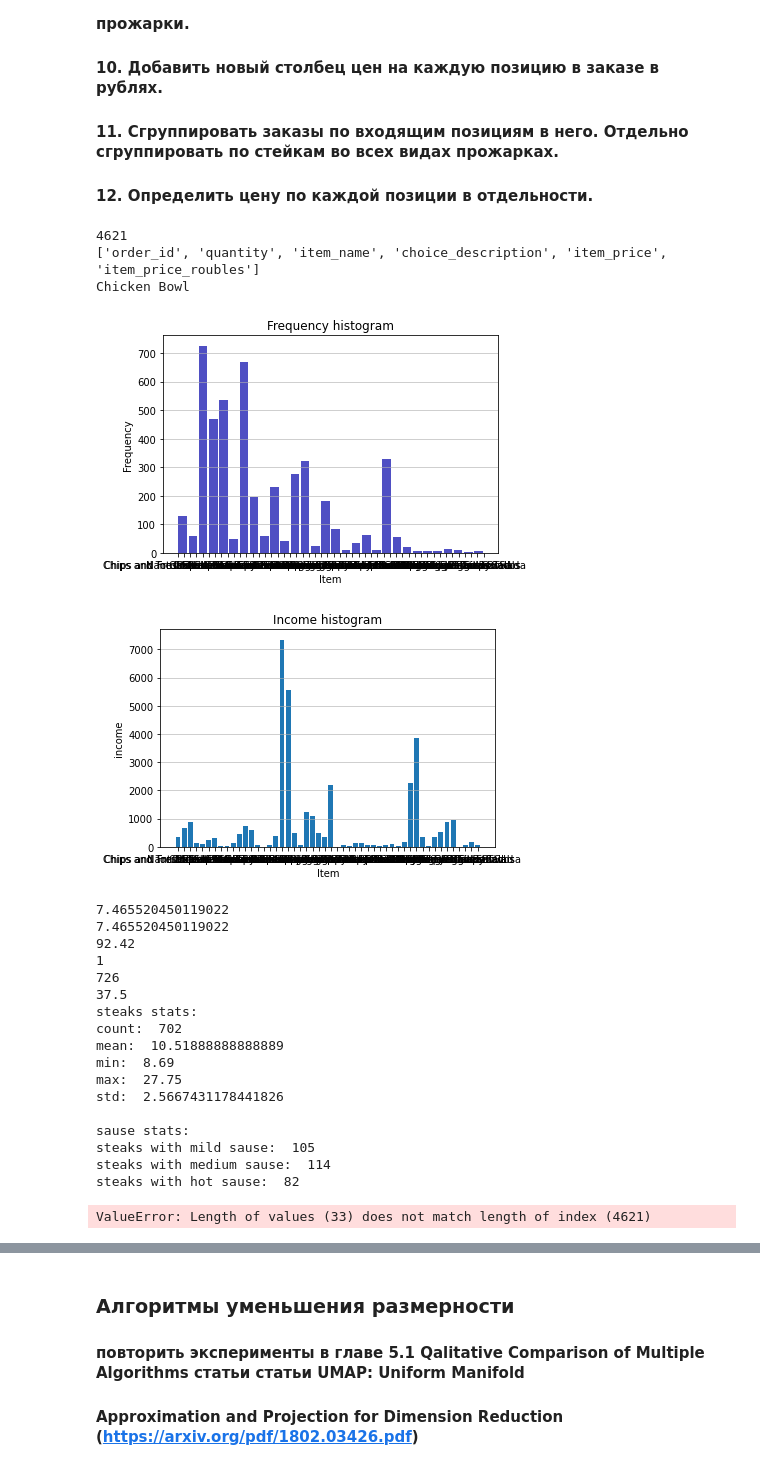
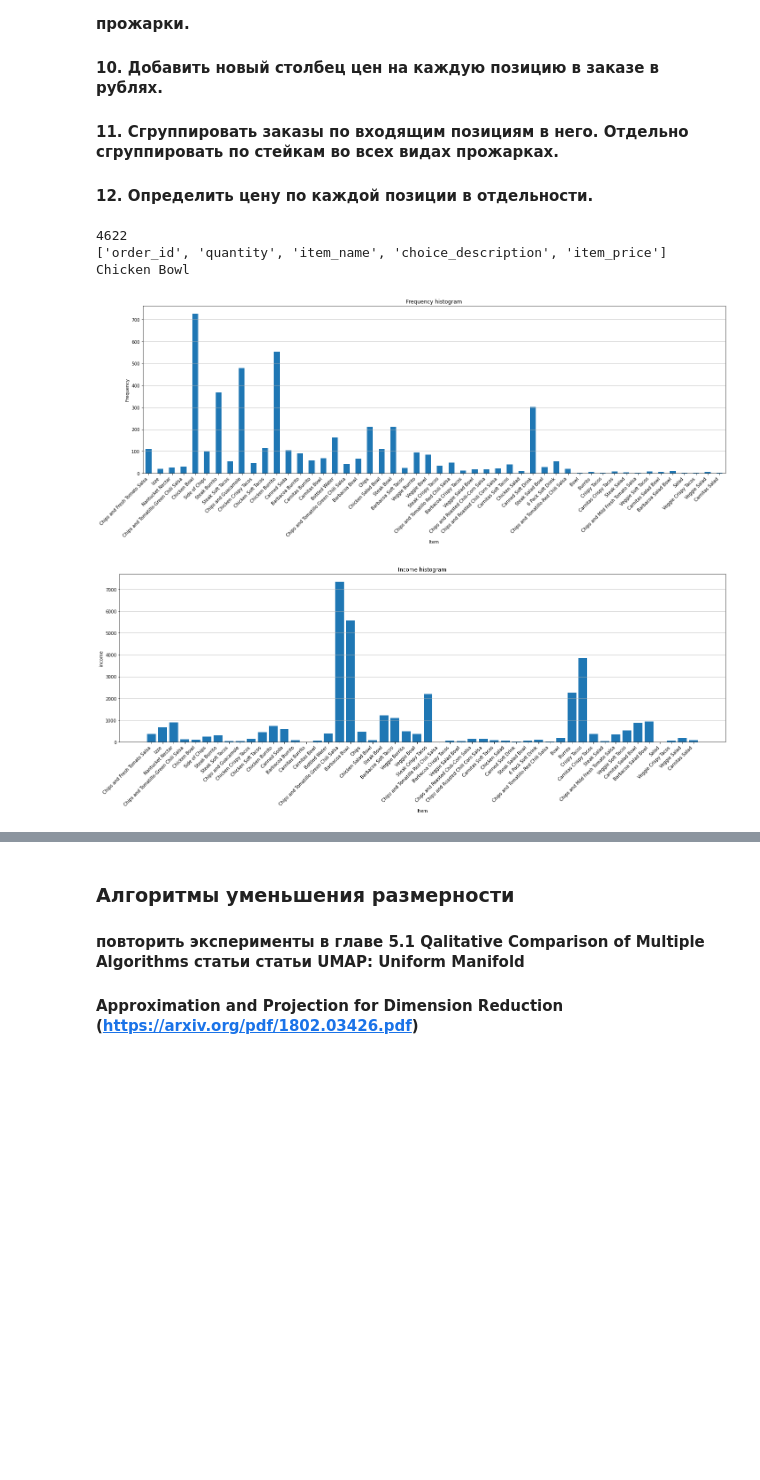
Before and after one commit to vladislav3112/pandas_ml, a Jupyter notebook: Pandas&DimensionalityReduction.ipynb, the cells around one changed output, grey strips where cells are left out. Saved outputs shown, nothing was run; the diff lists cells and outputs as text; code cells hidden in the pictures; blank space fills up the shorter version.

```diff
--- a/Pandas&DimensionalityReduction.ipynb
+++ b/Pandas&DimensionalityReduction.ipynb
@@ -22,84 +22,38 @@ df = pd.read_csv(url, sep='\t', header=0)
 # %%
 #1
 print(len(df))
 #2
 print(list(df.columns))
 #3
 print(df['item_name'].mode().tolist()[0])
 #4
 import matplotlib.pyplot as plt
+plt.rcParams['figure.figsize'] = (20, 8)
 
-n, bins, patches = plt.hist(x=df['item_name'], bins='auto', color='#0504aa',
-                            alpha=0.7, rwidth=0.85)
-plt.grid(axis='y', alpha=0.75)
+
+group = df.groupby('item_name', sort=False).order_id.count().reset_index()
+group.plot(x='item_name', y='order_id', kind='bar', legend=False)
+plt.xticks(rotation=45, ha='right')
+plt.grid(axis='y')
 plt.xlabel('Item')
 plt.ylabel('Frequency')
 plt.title('Frequency histogram')
-maxfreq = n.max()
+plt.tight_layout()
 plt.show()
 #5
 df['item_price'] = df['item_price'].apply(lambda x: float(x.replace('$','')) )
 #6
-
+plt.xticks(rotation=45, ha="right")
 plt.bar(x=df['item_name'].unique(), height=df.groupby('item_name')['item_price'].sum())
-plt.grid(axis='y', alpha=0.75)
+plt.grid(axis='y')
 plt.xlabel('Item')
 plt.ylabel('income')
 plt.title('Income histogram')
-
+plt.tight_layout()
 plt.show()
-
-#7
-print(df['item_price'].mean())
-print(df['item_price'].sum()/len(df))
-
-#8
-
-print(df.groupby('item_name')['item_name'].apply(pd.value_counts).mean())
-print(df.groupby('item_name')['item_name'].apply(pd.value_counts).min())
-print(df.groupby('item_name')['item_name'].apply(pd.value_counts).max())
-print(df.groupby('item_name')['item_name'].apply(pd.value_counts).median())
-
-#9
-steaks_df = df.loc[df['item_name'].str.split(' ').str[0] == 'Steak']
-df.drop(index = 4509, inplace = True)
-print('steaks stats:')
-print('count: ', steaks_df['item_price'].count())
-print('mean: ', steaks_df['item_price'].mean())
-print('min: ', steaks_df['item_price'].min())
-print('max: ', steaks_df['item_price'].max())
-print('std: ', steaks_df['item_price'].std(),'\n')
-
-print('sause stats:')
-mild_steaks_df = steaks_df.loc[steaks_df['choice_description'].str.find('Mild') != -1]
-print('steaks with mild sause: ', mild_steaks_df['item_name'].count())
-
-medium_steaks_df = steaks_df.loc[steaks_df['choice_description'].str.find('Medium') != -1]
-print('steaks with medium sause: ', medium_steaks_df['item_name'].count())
-
-hot_steaks_df = steaks_df.loc[steaks_df['choice_description'].str.find('Hot') != -1]
-print('steaks with hot sause: ', hot_steaks_df['item_name'].count())
 # %% [output]
-4621
-['order_id', 'quantity', 'item_name', 'choice_description', 'item_price', 'item_price_roubles']
+4622
+['order_id', 'quantity', 'item_name', 'choice_description', 'item_price']
 Chicken Bowl
-[figure, old version]
+[figure, new version]
-[figure, old version]
+[figure, new version]
-7.465520450119022
-7.465520450119022
-92.42
-1
-726
-37.5
-steaks stats:
-count:  702
-mean:  10.51888888888889
-min:  8.69
-max:  27.75
-std:  2.5667431178441826
-
-sause stats:
-steaks with mild sause:  105
-steaks with medium sause:  114
-steaks with hot sause:  82
-ValueError: Length of values (33) does not match length of index (4621)
```
Also changed, not shown: parts of 6 cells of this notebook.
